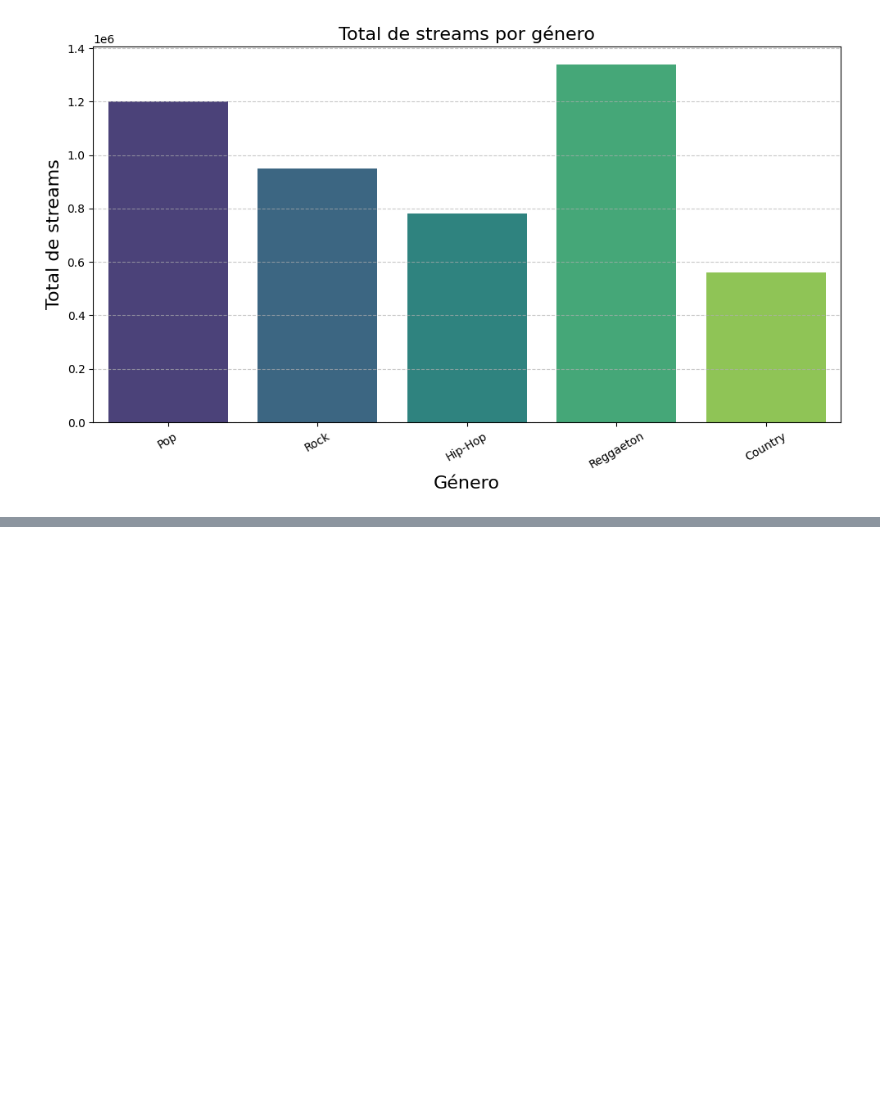
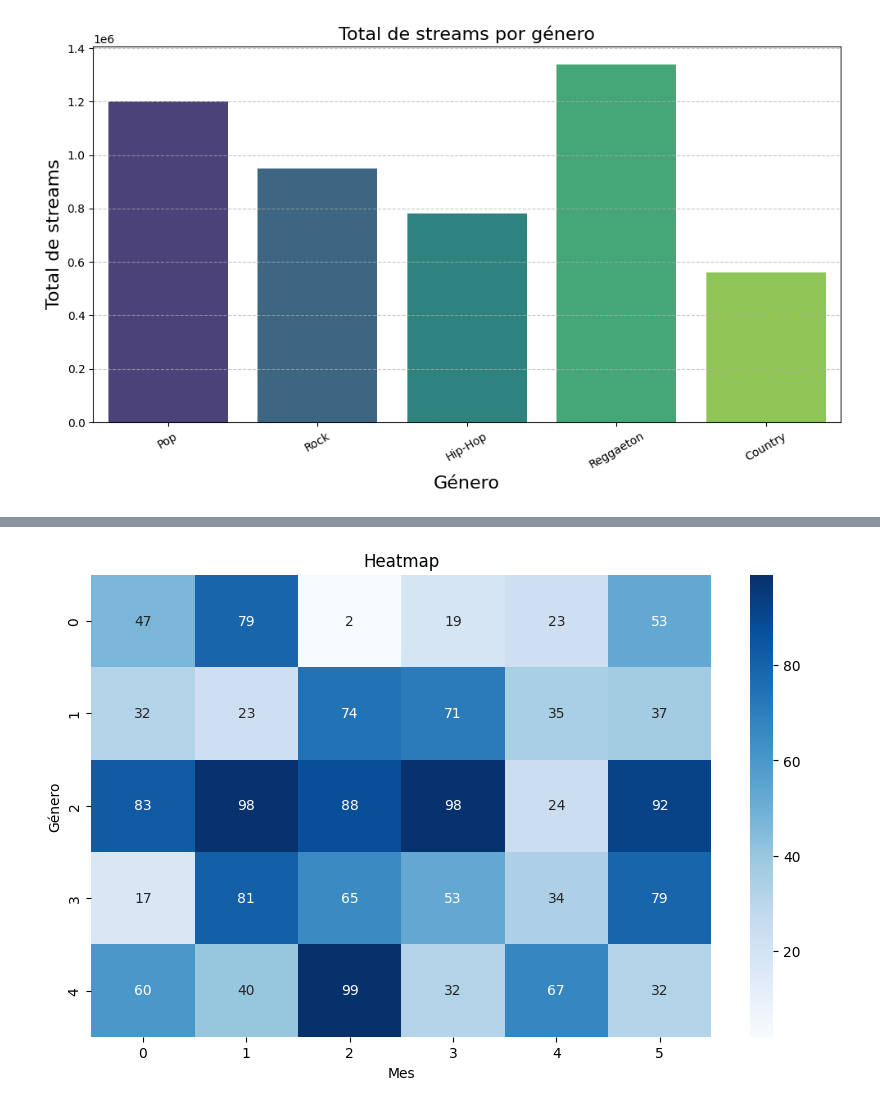
Before and after one commit to PabloSanchez87/DataScience_and_IA, a Jupyter notebook: Notebooks/Nafri/5-Python_seaborn.ipynb, the cells around one changed output, grey strips where cells are left out. Saved outputs shown, nothing was run; the diff lists cells and outputs as text; code cells hidden in the pictures; blank space fills up the shorter version.

```diff
--- a/Notebooks/Nafri/5-Python_seaborn.ipynb
+++ b/Notebooks/Nafri/5-Python_seaborn.ipynb
@@ -77,0 +82,15 @@ plt.show()
+# %%
+generos = ['Pop', 'Rock', 'Hip-Hop', 'Reggaeton', 'Country']
+meses = ['Enero', 'Febrero', 'Marzo', 'Abril', 'Mayo', 'Junio']
+
+heatmap_df = np.random.randint(0, 100, size=(len(generos), len(meses)))
+# %%
+plt.figure(figsize=(10,6))
+
+sns.heatmap(heatmap_df, annot=True, fmt='d', cmap='Blues')
+plt.title('Heatmap')
+plt.xlabel('Mes')
+plt.ylabel('Género')
+plt.show()
+# %% [output]
+[figure, added]
```
Also changed, not shown: parts of 1 cell of this notebook, 2 other files.
